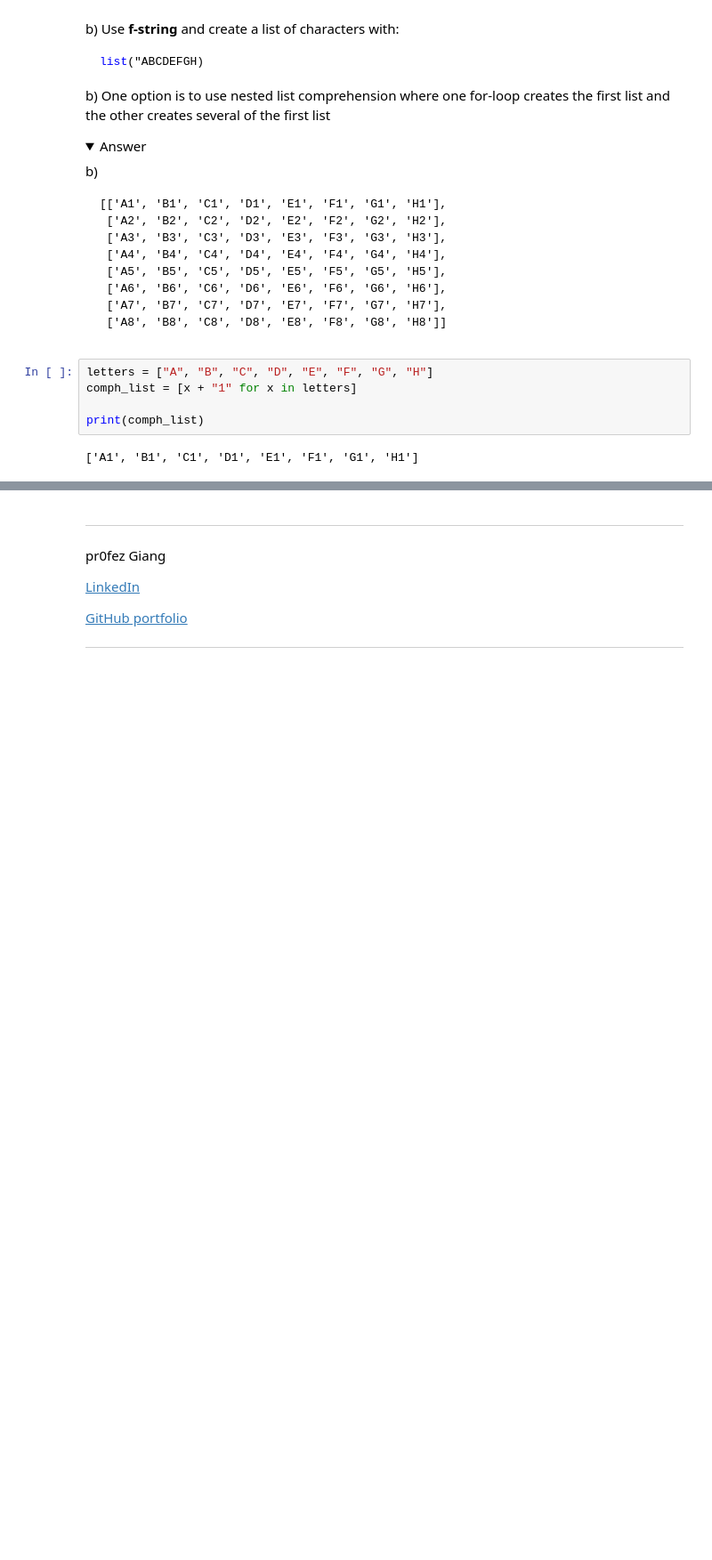
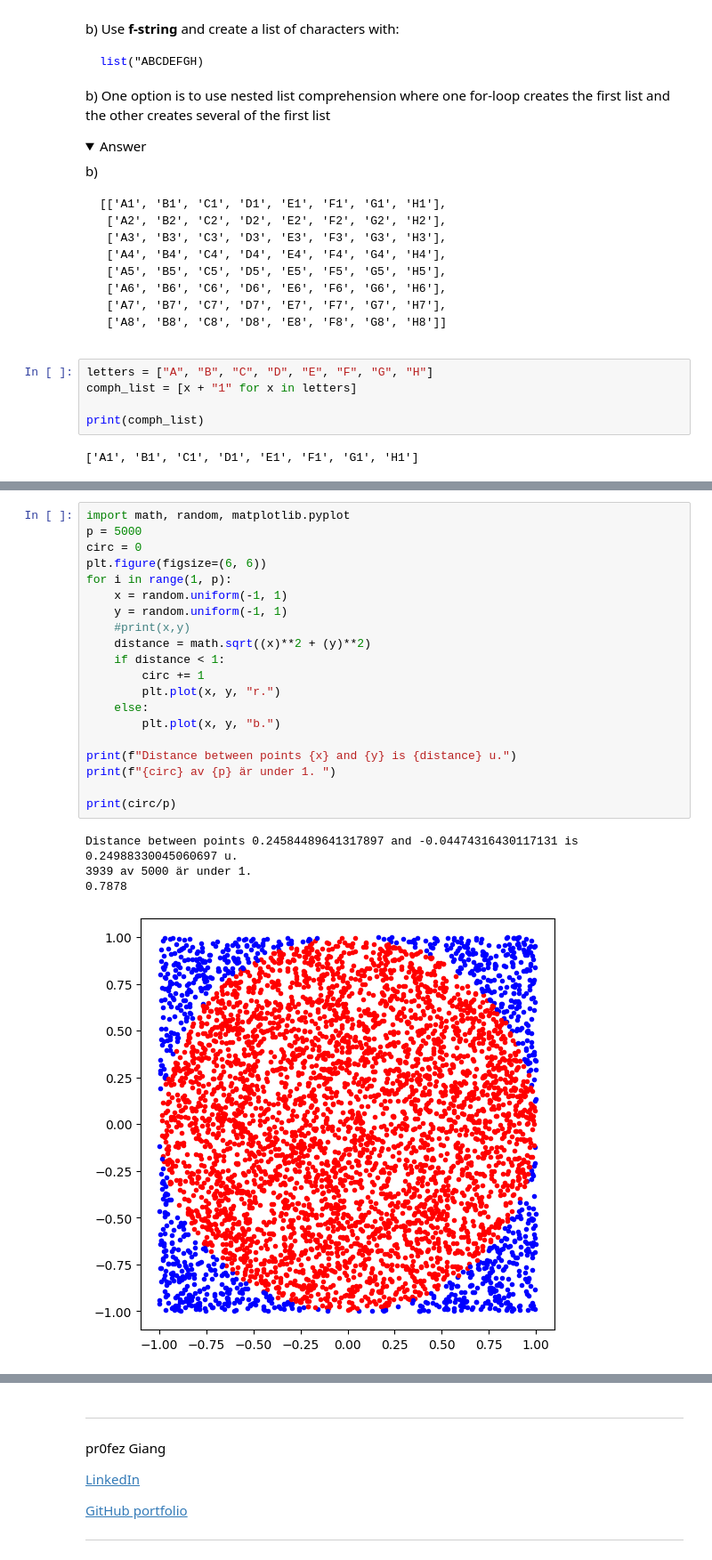
Before and after one commit to MrEcE0046/AI-ML-Grundkunskaper, a Jupyter notebook: Exercise/04-list-exercise.ipynb, the cells around one changed output, grey strips where cells are left out. Shown: that part at 89% size. Cells and saved outputs as stored; diff of their text form; folded sections open; blank space fills up the shorter version.

```diff
--- a/Exercise/04-list-exercise.ipynb
+++ b/Exercise/04-list-exercise.ipynb
@@ -294,6 +351,31 @@ No answer here, try to prove it theoretically.
 
 
 </details>
+# %%
+import math, random, matplotlib.pyplot
+p = 5000
+circ = 0
+plt.figure(figsize=(6, 6))
+for i in range(1, p):
+    x = random.uniform(-1, 1)
+    y = random.uniform(-1, 1)
+    #print(x,y)
+    distance = math.sqrt((x)**2 + (y)**2)
+    if distance < 1:
+        circ += 1
+        plt.plot(x, y, "r.")
+    else:
+        plt.plot(x, y, "b.")
+
+print(f"Distance between points {x} and {y} is {distance} u.")
+print(f"{circ} av {p} är under 1. ")
+
+print(circ/p)
+# %% [output]
+Distance between points 0.24584489641317897 and -0.04474316430117131 is 0.24988330045060697 u.
+3939 av 5000 är under 1.
+0.7878
+[figure, added]
 # %% [markdown]
 ---
 ## 7. A cute rabbit among two ferocious snakes (**)
```
Also changed, not shown: parts of 9 cells of this notebook, 1 other file.
